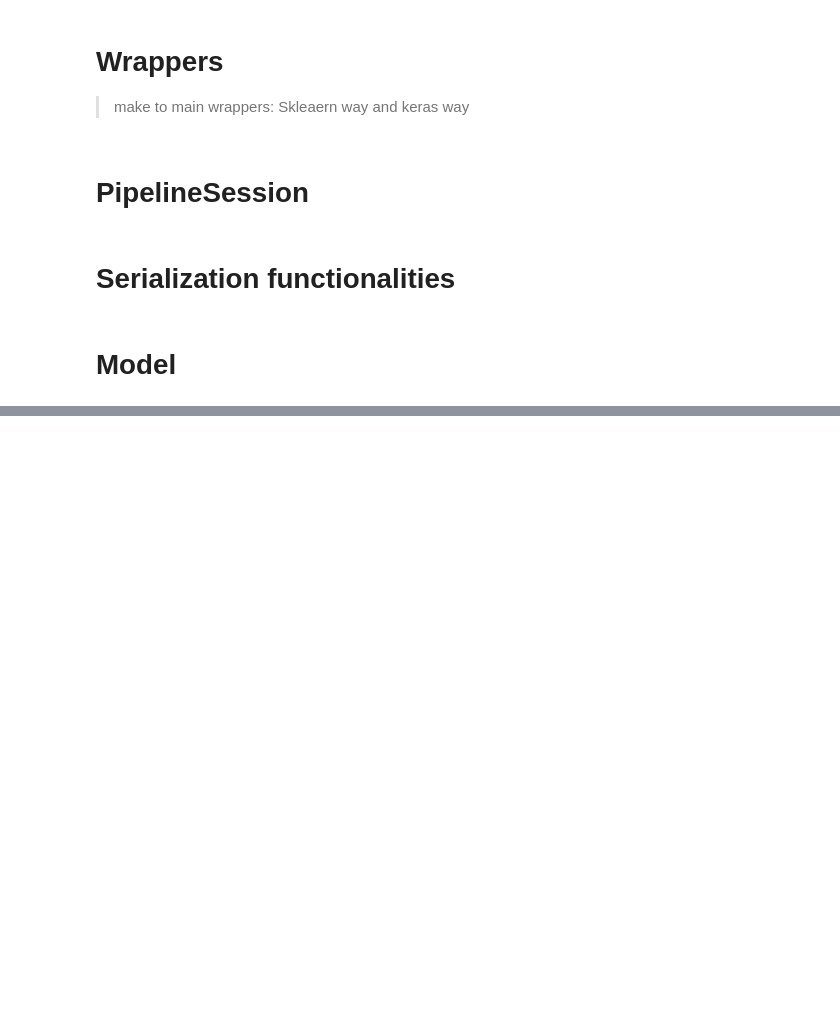
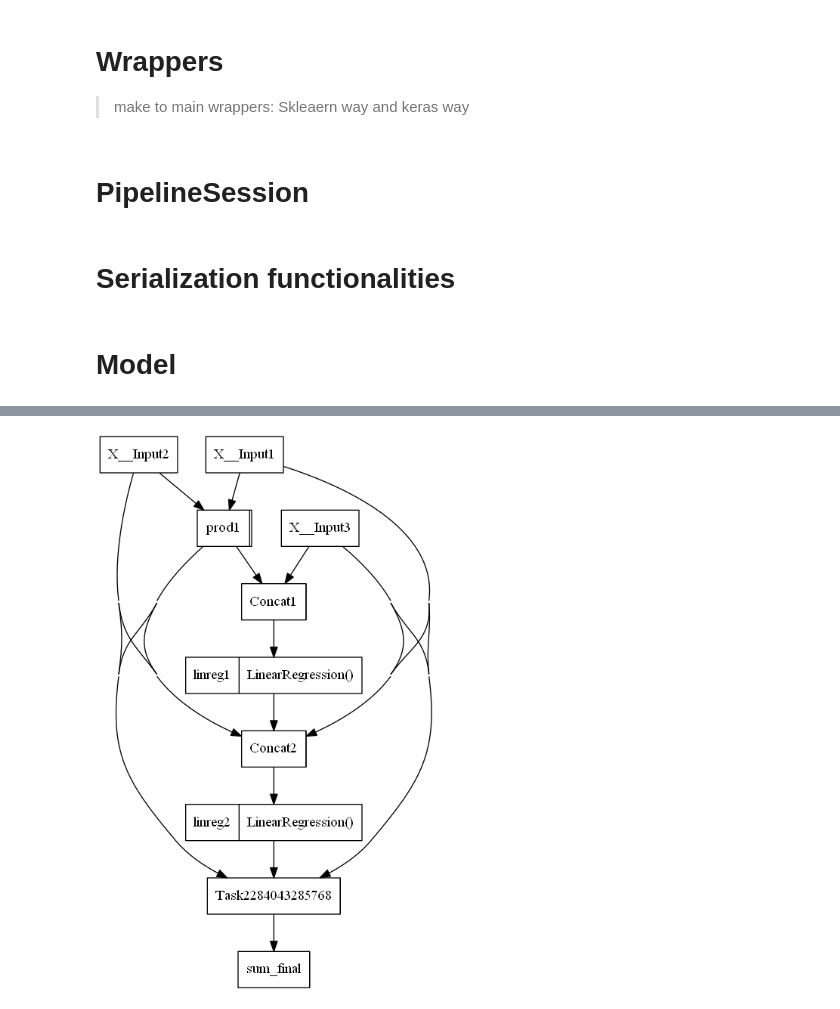
Before and after one commit to AlanGanem/scikit-dag, a Jupyter notebook: notebooks_dev/d6tflow-sklearn.ipynb, the cells around one changed output, grey strips where cells are left out. Drawn from its saved outputs; the diff is of its cells as text; code cells hidden in the pictures; blank space fills up the shorter version.

```diff
--- a/notebooks_dev/d6tflow-sklearn.ipynb
+++ b/notebooks_dev/d6tflow-sklearn.ipynb
@@ -962,2 +167,0 @@ node4 = NodeTransformer(FunctionTransformer(sum), [node1,node3,in1, in2, in3], '
-# %%
-dag = DAGEstimator(node4, 'Pipeline1').fit([4,2,3], 1)
@@ -1014,2 +204,6 @@ plt.subplots_adjust(left = -1, bottom = -1)
+# %%
+dag.show_dot()
+# %% [output]
+[figure, added]
 # %%
 #TODO: reset cache during fit and transform
```
Also changed, not shown: parts of 19 cells of this notebook, 32 other files.
